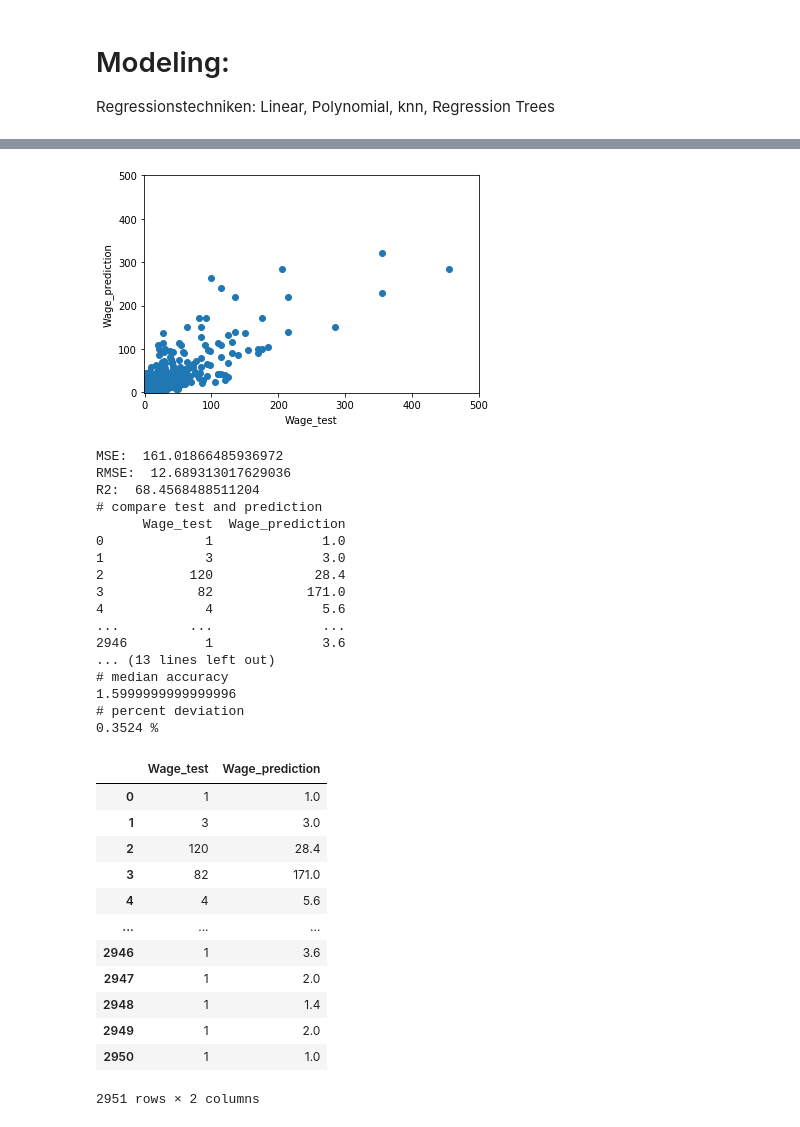
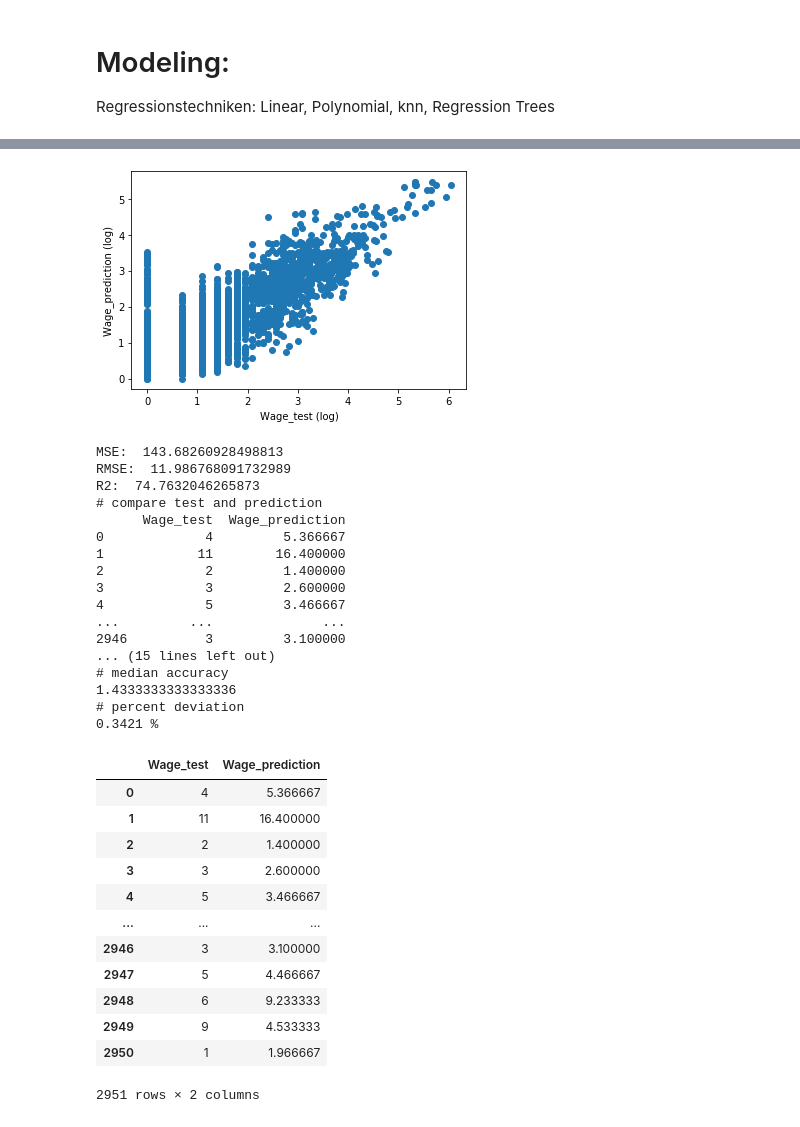
Before and after one commit to omgwenxx/machine_learning, a Jupyter notebook: assignment1/fifa_modeling.ipynb, the cells around one changed output, grey strips where cells are left out. Drawn from its saved outputs; the diff is of its cells as text; code cells hidden in the pictures.

```diff
--- a/assignment1/fifa_modeling.ipynb
+++ b/assignment1/fifa_modeling.ipynb
@@ -102,13 +102,13 @@ def print_performance(y_test, y_pred):
 # %%
 def print_scatterplot(y_test, y_pred):
     # Plot outputs
-    plt.scatter(y_test, y_pred)
+    plt.scatter(np.log(y_test), np.log(y_pred))
 
-    plt.xlabel("Wage_test")
-    plt.ylabel("Wage_prediction")
+    plt.xlabel("Wage_test (log)")
+    plt.ylabel("Wage_prediction (log)")
 
-    plt.xlim(-1, 500)
-    plt.ylim(-1, 500)
+    # plt.xlim(-1, 500)
+    # plt.ylim(-1, 500)
 
     # plt.xticks(())
     # plt.yticks(())
@@ -292,40 +318,40 @@ R2:  -82.91086051141166
 # %%
-knn = knn_reg(df, 5)
+knn = knn_reg(df, 30)
 print_scatterplot(knn[0], knn[1])
 print_performance(knn[0], knn[1])
 print_metrics(knn[0], knn[1])
 # print_scores(model, knn[0], knn[1])
 # %% [output]
-[figure, old version]
+[figure, new version]
-MSE:  161.01866485936972
-RMSE:  12.689313017629036
-R2:  68.4568488511204
+MSE:  143.68260928498813
+RMSE:  11.986768091732989
+R2:  74.7632046265873
 # compare test and prediction
       Wage_test  Wage_prediction
-0             1              1.0
-1             3              3.0
-2           120             28.4
-3            82            171.0
-4             4              5.6
+0             4         5.366667
+1            11        16.400000
+2             2         1.400000
+3             3         2.600000
+4             5         3.466667
 ...         ...              ...
-2946          1              3.6
-... (13 lines left out)
+2946          3         3.100000
+... (15 lines left out)
 # median accuracy
-1.5999999999999996
+1.4333333333333336
 # percent deviation
-0.3524 %
+0.3421 %
 |  | Wage_test | Wage_prediction |
-| 0 | 1 | 1.0 |
-| 1 | 3 | 3.0 |
-| 2 | 120 | 28.4 |
-| 3 | 82 | 171.0 |
-| 4 | 4 | 5.6 |
+| 0 | 4 | 5.366667 |
+| 1 | 11 | 16.400000 |
+| 2 | 2 | 1.400000 |
+| 3 | 3 | 2.600000 |
+| 4 | 5 | 3.466667 |
 | ... | ... | ... |
-| 2946 | 1 | 3.6 |
-| 2947 | 1 | 2.0 |
-| 2948 | 1 | 1.4 |
-| 2949 | 1 | 2.0 |
-| 2950 | 1 | 1.0 |
+| 2946 | 3 | 3.100000 |
+| 2947 | 5 | 4.466667 |
+| 2948 | 6 | 9.233333 |
+| 2949 | 9 | 4.533333 |
+| 2950 | 1 | 1.966667 |
 2951 rows × 2 columns
 # %%
 reg = reg_tree(df)
```
Also changed, not shown: parts of 8 cells of this notebook, 10 other files.
